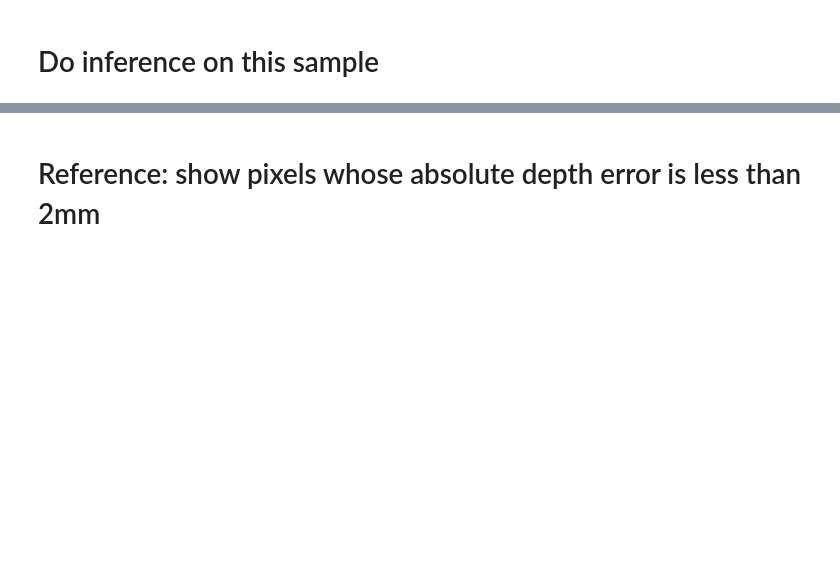
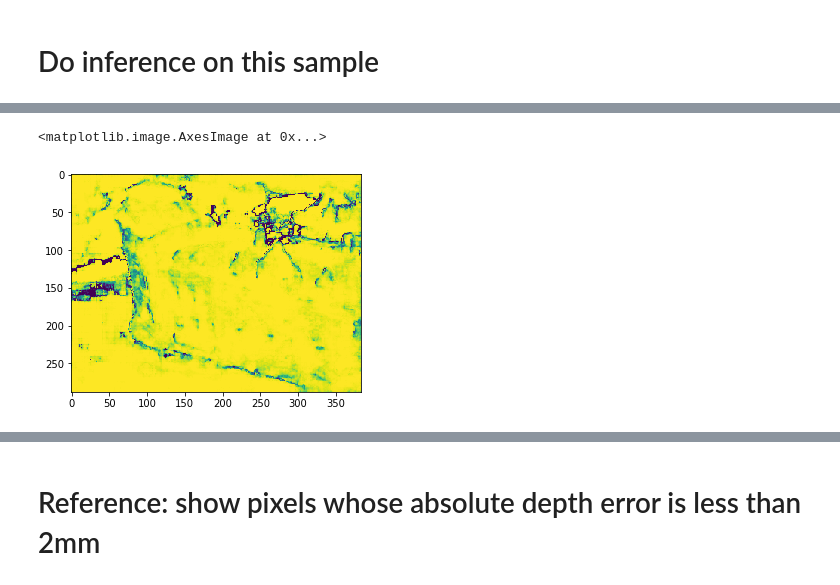
Before and after one commit to kwea123/CasMVSNet_pl, a Jupyter notebook: test.ipynb, the cells around one changed output, grey strips where cells are left out. Cells and saved outputs as stored; diff of their text form; code cells hidden in the pictures; blank space fills up the shorter version.

```diff
--- a/test.ipynb
+++ b/test.ipynb
@@ -69,0 +87,5 @@ plt.imshow(results['confidence_2'][0].cpu().numpy()>0.999)
+# %%
+plt.imshow(results['confidence_1'][0].cpu().numpy())
+# %% [output]
+<matplotlib.image.AxesImage at 0x...>
+[figure, added]
```
Also changed, not shown: parts of 17 cells of this notebook, 11 other files.
